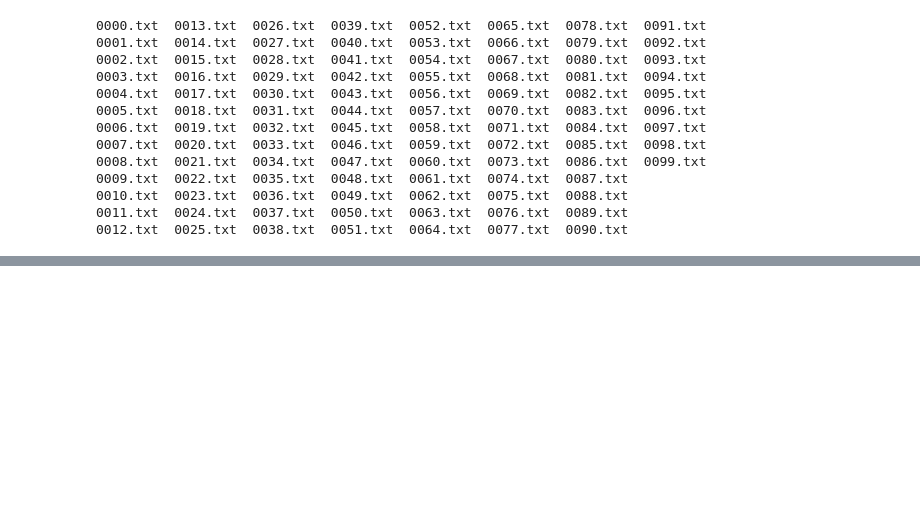
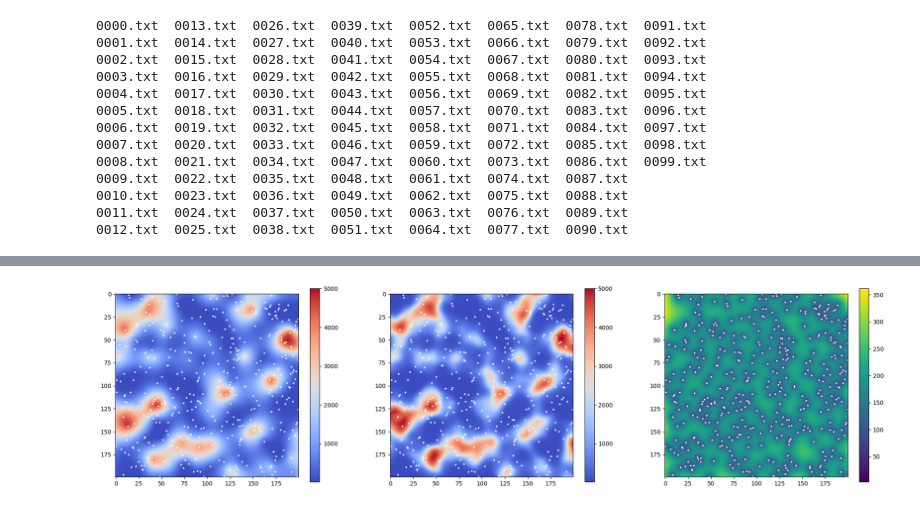
Before and after one commit to Lgeu/ahc018, a Jupyter notebook: notebooks/001_.ipynb, the cells around one changed output, grey strips where cells are left out. Saved outputs shown, nothing was run; the diff lists cells and outputs as text; code cells hidden in the pictures; blank space fills up the shorter version.

Commit message:
implement GaussianProcess

```diff
--- a/notebooks/001_.ipynb
+++ b/notebooks/001_.ipynb
@@ -33,0 +102,36 @@ class GaussianProcess:
+# %%
+X = np.random.randint(0, N, (400, 2))
+X_pred = np.array([[y, x] for y in range(N) for x in range(N)])
+
+y = true_bedrock[X[:, 0], X[:, 1]]
+mu = 2505.0
+sq_sigma = 1000.0 ** 2
+sq_sigma_noise = (10.0 / mu) ** 2
+sq_sigma_rbf = 10.0
+gp = GaussianProcess(X, y, len(X), sq_sigma_noise, sq_sigma_rbf)
+mean, var = gp.predict(X_pred, mu, sq_sigma)
+mean = mean.reshape(N, N)
+var = var.reshape(N, N)
+# %%
+plt.figure(figsize=(24, 6))
+
+cmap = "coolwarm"
+
+plt.subplot(1, 3, 1)
+plt.imshow(mean, cmap=cmap, vmin=10, vmax=5000)
+plt.colorbar()
+plt.scatter(X[:, 1], X[:, 0], s=4, c="white", marker="x")
+
+plt.subplot(1, 3, 2)
+plt.imshow(true_bedrock, cmap=cmap, vmin=10, vmax=5000)
+plt.colorbar()
+plt.scatter(X[:, 1], X[:, 0], s=4, c="white", marker="x")
+
+plt.subplot(1, 3, 3)
+plt.imshow(var ** 0.5)
+plt.colorbar()
+plt.scatter(X[:, 1], X[:, 0], s=4, c="white", marker="x")
+
+plt.show()
+# %% [output]
+[figure, added]
```
Also changed, not shown: parts of 5 cells of this notebook, 1 other file.
